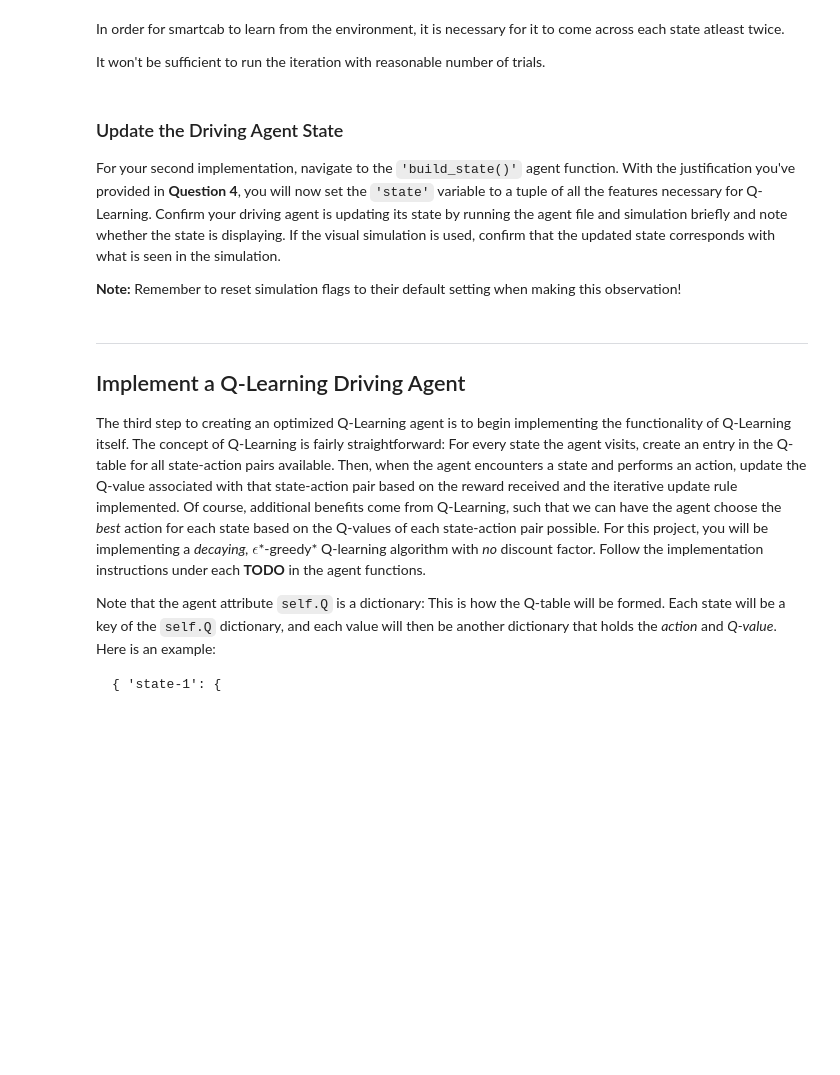
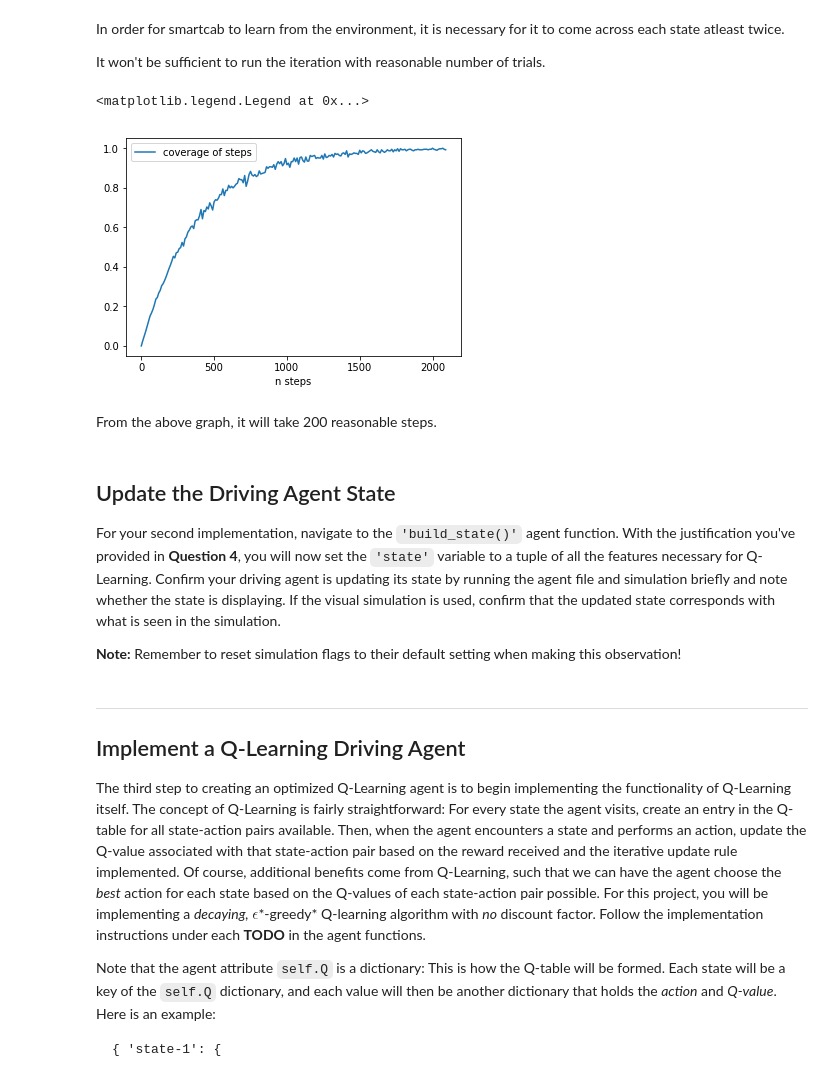
Before and after one commit to kavitakanojiya/udacity_driving_smartcab, a Jupyter notebook: submissions/smartcab.ipynb, the cells around one changed output. Saved outputs shown, nothing was run; the diff lists cells and outputs as text; code cells hidden in the pictures; blank space fills up the shorter version.

```diff
--- a/submissions/smartcab.ipynb
+++ b/submissions/smartcab.ipynb
@@ -302,8 +302,39 @@ So picking up the features that exists in the node, we have 3\*2\*4\*4\*4 = 384
 In order for smartcab to learn from the environment, it is necessary for it to come across each state atleast twice.
 
 It won't be sufficient to run the iteration with reasonable number of trials.
+# %%
+import numpy as np
+import random
+
+def percent_visited(steps, states):
+    visited = np.zeros(states, dtype=bool)
+    for _ in range(steps):
+        current_state = random.randint(0, states-1)
+        visited[current_state] = True
+    return sum(visited)/float(states)
+# %%
+import matplotlib
+from matplotlib import pyplot
+%matplotlib inline
+
+# states that we calculated
+states = 384
+
+# for the initial calculation with steps as 10, we shall increment till the graph gives consistent results
+# and is close to 1.
+# Once it is 1, testing trials starts.
+n_steps = [s*10 for s in range(210)]
+coverage = [percent_visited(steps, states) for steps in n_steps]
+pyplot.plot(n_steps, coverage, label='coverage of steps')
+pyplot.xlabel('n steps')
+pyplot.legend()
+# %% [output]
+<matplotlib.legend.Legend at 0x...>
+[figure, added]
+# %% [markdown]
+From the above graph, it will take 200 reasonable steps.
 # %% [markdown]
-### Update the Driving Agent State
+## Update the Driving Agent State
 For your second implementation, navigate to the `'build_state()'` agent function. With the justification you've provided in **Question 4**, you will now set the `'state'` variable to a tuple of all the features necessary for Q-Learning. Confirm your driving agent is updating its state by running the agent file and simulation briefly and note whether the state is displaying. If the visual simulation is used, confirm that the updated state corresponds with what is seen in the simulation.
 
 **Note:** Remember to reset simulation flags to their default setting when making this observation!
```
Also changed, not shown: parts of 2 cells of this notebook, 11 other files.
